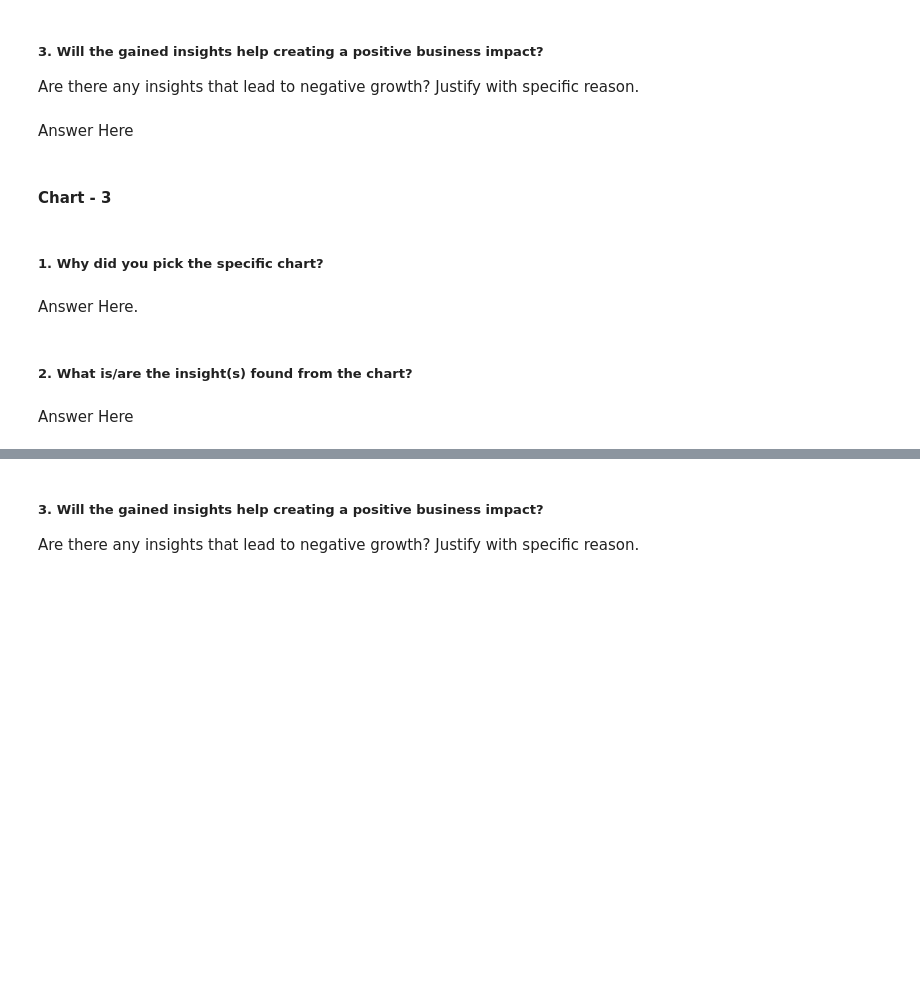
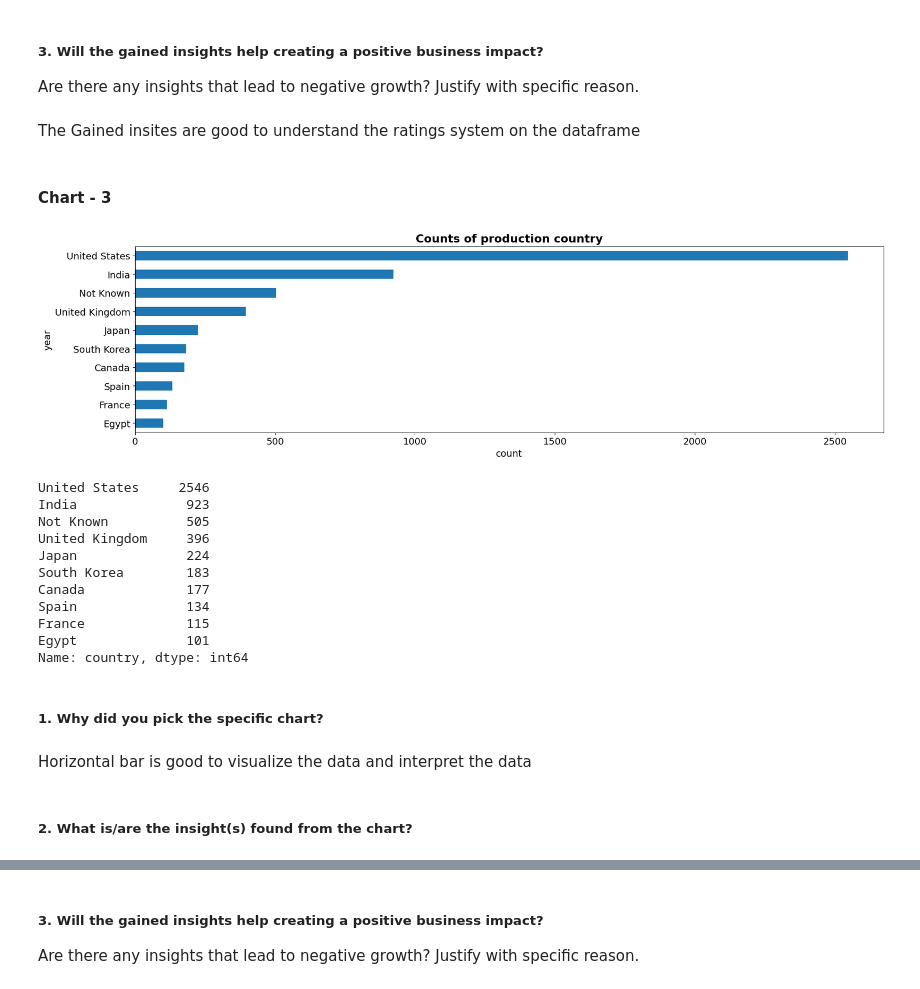
Before and after one commit to saraswatiyangandul20/NetflixMoviesAndTVShowsClustering, a Jupyter notebook: NetflixMoviesAndTVShowsClustering.ipynb, the cells around one changed output, grey strips where cells are left out. Drawn from its saved outputs; the diff is of its cells as text; code cells hidden in the pictures; blank space fills up the shorter version.

```diff
--- a/NetflixMoviesAndTVShowsClustering.ipynb
+++ b/NetflixMoviesAndTVShowsClustering.ipynb
@@ -455,7 +495,7 @@ Answer Here
 # %% [markdown]
 ##### 3. Will the gained insights help creating a positive business impact?
 Are there any insights that lead to negative growth? Justify with specific reason.
-# %% [markdown]
-Answer Here
+# %% [markdown]
+The Gained insites are good to understand the ratings system on the dataframe
 # %% [markdown]
 #### Chart - 3
@@ -464,8 +502,36 @@ Answer Here
+# %%
+# Chart - 3 visualization code
+
+plt.figure(figsize=(20, 5))
+df['country'].value_counts().head(10).sort_values(ascending = True).plot(kind='barh')
+# sns.countplot(x='country', data=df)
+
+# setting chart title
+plt.title('Counts of production country')
+# plt.xticks(rotation = 90)
+plt.ylabel('year')
+plt.xlabel('count')
+# display chart
+plt.show()
+
+# printing the counts for reference
+print(df.country.value_counts().head(10))
+# %% [output]
+[figure, added]
+United States     2546
+India              923
+Not Known          505
+United Kingdom     396
+Japan              224
+South Korea        183
+Canada             177
+Spain              134
+France             115
+Egypt              101
+Name: country, dtype: int64
 # %% [markdown]
 ##### 1. Why did you pick the specific chart?
-# %% [markdown]
-Answer Here.
+# %% [markdown]
+Horizontal bar is good to visualize the data and interpret the data
 # %% [markdown]
 ##### 2. What is/are the insight(s) found from the chart?
-# %% [markdown]
-Answer Here
```
Also changed, not shown: parts of 35 cells of this notebook.
